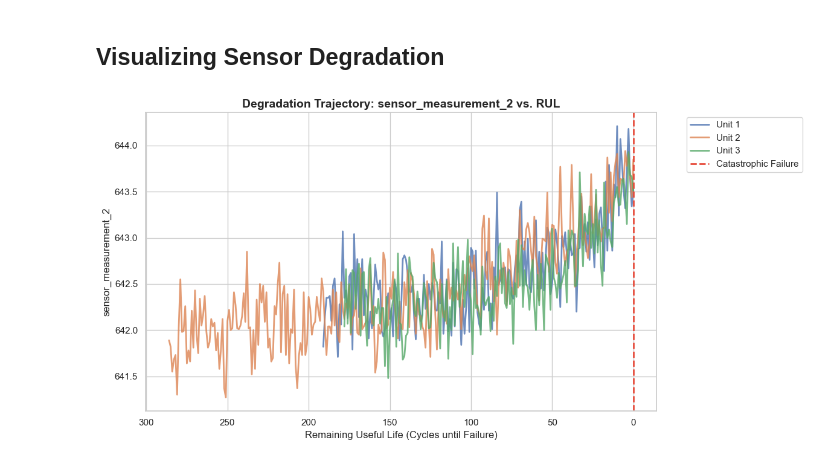
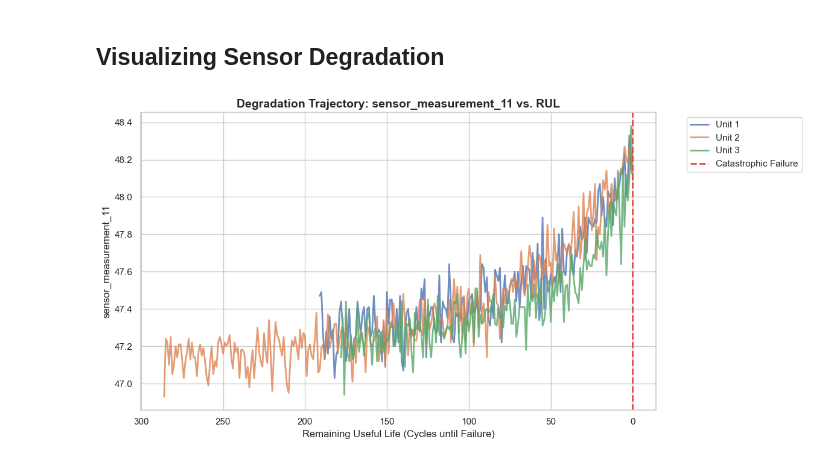
Before and after one commit to reinaldoasf/jet-engine, a Jupyter notebook: notebooks/eda.ipynb, the cells around one changed output. Drawn from its saved outputs; the diff is of its cells as text; code cells hidden in the pictures.

```diff
--- a/notebooks/eda.ipynb
+++ b/notebooks/eda.ipynb
@@ -113,32 +113,32 @@ def plot_sensor_degradation(df: pd.DataFrame, sensor_name: str, num_units: int =
     """
     plt.figure(figsize=(12, 6))
 
     # Select a few random units to keep the plot readable
     sample_units = df['unit_number'].unique()[:num_units]
 
     for unit in sample_units:
         unit_data = df[df['unit_number'] == unit]
         # X-axis: RUL, Y-axis: Sensor Value
         plt.plot(unit_data['RUL'], unit_data[sensor_name], alpha=0.8, linewidth=2, label=f'Unit {unit}')
 
     # Invert X-axis so time moves "forward" towards failure (RUL=0)
     plt.gca().invert_xaxis()
 
     plt.title(f"Degradation Trajectory: {sensor_name} vs. RUL", fontsize=14, fontweight='bold')
     plt.xlabel("Remaining Useful Life (Cycles until Failure)", fontsize=12)
     plt.ylabel(sensor_name, fontsize=12)
 
     # Add a critical threshold line for visual impact
     plt.axvline(x=0, color='#e74c3c', linestyle='--', linewidth=2, label='Catastrophic Failure')
 
     plt.legend(bbox_to_anchor=(1.05, 1), loc='upper left')
     plt.tight_layout()
     #plt.axis([300, 0, 600, 700])
 
     plt.show()
 
 # Let's plot one of our useful sensors to see the degradation
 # Sensor 11 (Static Pressure at HPC outlet) is famous in this dataset for showing clear degradation
-plot_sensor_degradation(train_df, 'sensor_measurement_2', num_units=3)
+plot_sensor_degradation(train_df, 'sensor_measurement_11', num_units=3)
 # %% [output]
-[figure, old version]
+[figure, new version]
```
Also changed, not shown: 1 other file.
